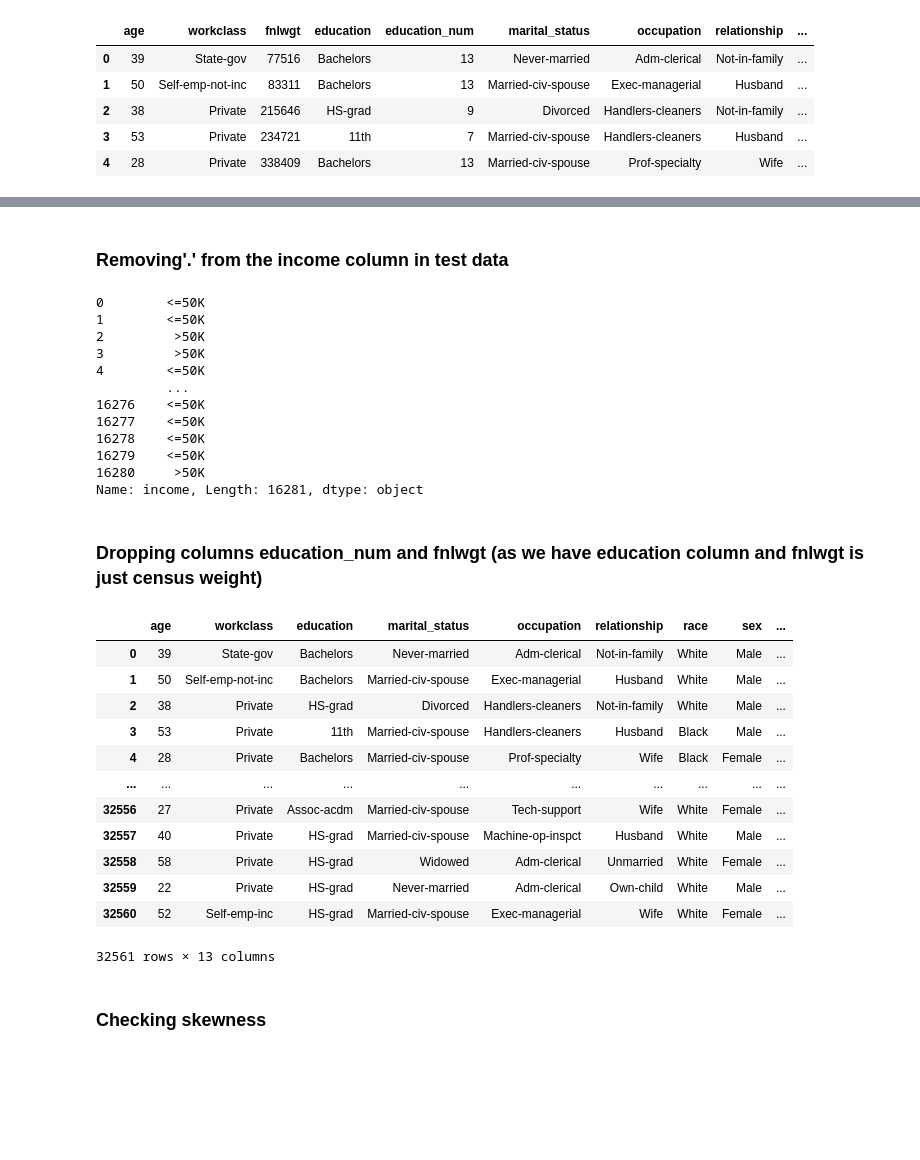
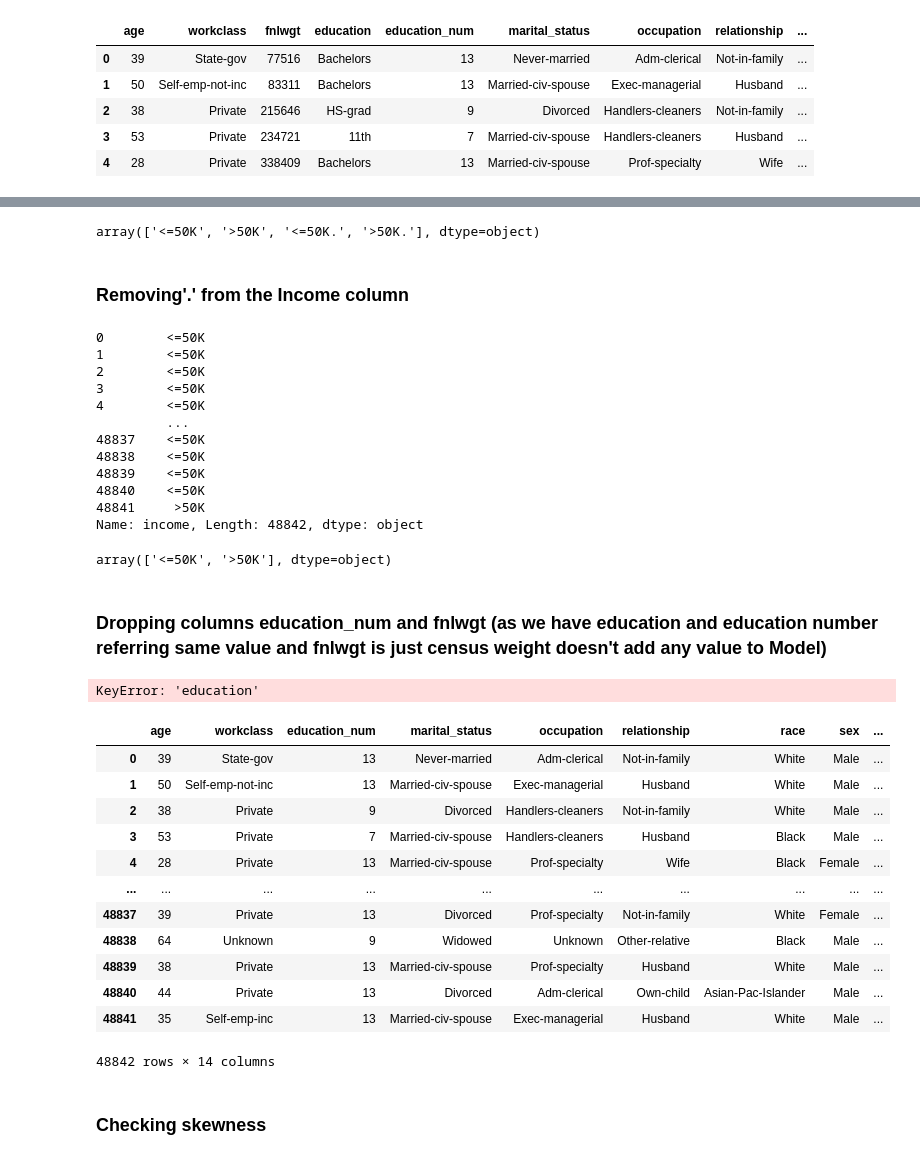
Before and after one commit to Radhika-8102/ML-Project-Team7-, a Jupyter notebook: ML_task5_DataCleaning.ipynb, the cells around one changed output, grey strips where cells are left out. Saved outputs shown, nothing was run; the diff lists cells and outputs as text; code cells hidden in the pictures; blank space fills up the shorter version.

```diff
--- a/ML_task5_DataCleaning.ipynb
+++ b/ML_task5_DataCleaning.ipynb
@@ -11,7 +13,7 @@ def printmd(string):
 # %%
 ## Loading train data into dataframe
 ## updating '?' in column values to NAN
-
+## skipinitialspace parameter is used to skip first row with no records
 columns = [
     "age",
     "workclass",
@@ -29,9 +31,12 @@ columns = [
     "native_country",
     "income"
 ]
-df = pd.read_csv(r"C:\Users\saran\OneDrive\Documents\Radhika\ML\adult\adult.data",header=None,names=columns,
+df_train = pd.read_csv(r"C:\Users\saran\OneDrive\Documents\Radhika\ML\adult\adult.data",header=None,names=columns,
                  sep=",",skipinitialspace=True,na_values="?")
-df
+df_test = pd.read_csv(r"C:\Users\saran\OneDrive\Documents\Radhika\ML\adult\adult.test",header=None,names=columns,sep=",",
+                      skipinitialspace=True,na_values="?",skiprows=1)
+df_train_test = pd.concat([df_train,df_test],axis = 0, ignore_index = True)      ## Merging train and test data
+df_train_test
 # %% [output]
 |  | age | workclass | fnlwgt | education | education_num | marital_status | occupation | relationship | ... |
 | 0 | 39 | State-gov | 77516 | Bachelors | 13 | Never-married | Adm-clerical | Not-in-family | ... |
@@ -181,5 +159,5 @@ workclass and occupation has >5% of values missing. So we cant drop those record
 # %%
 cat_cols = ['workclass','occupation','native_country']
 
-df[cat_cols] = df[cat_cols].fillna("Unknown")
+df_train_test[cat_cols] = df_train_test[cat_cols].fillna("Unknown")
 # %%
@@ -204,0 +310,3 @@ memory usage: 3.7+ MB
+# %%
+df_train_test['capital_net'] = df_train_test['capital_gain'] - df_train_test['capital_loss']
+df_train_test
@@ -205,40 +329,53 @@ memory usage: 3.7+ MB
+# %%
+df_train_test['income'].unique()
+# %% [output]
+array(['<=50K', '>50K', '<=50K.', '>50K.'], dtype=object)
 # %% [markdown]
-### Removing'.' from the income column in test data
+### Removing'.' from the Income column
 # %%
-df_test['income'] = (df_test['income'].str.strip().str.replace('.', '', regex=False))
-df_test['income']
+df_train_test['income'] = (df_train_test['income'].str.strip().str.replace('.', '', regex=False))
+df_train_test['income']
 # %% [output]
 0        <=50K
 1        <=50K
-2         >50K
-3         >50K
+2        <=50K
+3        <=50K
 4        <=50K
          ...
-16276    <=50K
-16277    <=50K
-16278    <=50K
-16279    <=50K
-16280     >50K
-Name: income, Length: 16281, dtype: object
+48837    <=50K
+48838    <=50K
+48839    <=50K
+48840    <=50K
+48841     >50K
+Name: income, Length: 48842, dtype: object
+# %%
+df_train_test['income'].unique()
+# %% [output]
+array(['<=50K', '>50K'], dtype=object)
 # %% [markdown]
-### Dropping columns education_num  and fnlwgt (as we have education column and fnlwgt is just census weight)
+### Dropping columns education_num  and fnlwgt (as we have education and education number referring same value and fnlwgt is just census weight doesn't add any value to Model)
+# %%
+#Checking if education and education number column are unique
+(df_train_test['education_num'].groupby(df_train_test['education']).nunique() == 1).all()
+# %% [output]
+KeyError: 'education'
 # %%
-df.drop(columns=['fnlwgt', 'education_num'], inplace=True)
-df
+df_train_test.drop(columns=['fnlwgt', 'education'], inplace=True)
+df_train_test
 # %% [output]
-|  | age | workclass | education | marital_status | occupation | relationship | race | sex | ... |
-| 0 | 39 | State-gov | Bachelors | Never-married | Adm-clerical | Not-in-family | White | Male | ... |
-| 1 | 50 | Self-emp-not-inc | Bachelors | Married-civ-spouse | Exec-managerial | Husband | White | Male | ... |
-| 2 | 38 | Private | HS-grad | Divorced | Handlers-cleaners | Not-in-family | White | Male | ... |
-| 3 | 53 | Private | 11th | Married-civ-spouse | Handlers-cleaners | Husband | Black | Male | ... |
-| 4 | 28 | Private | Bachelors | Married-civ-spouse | Prof-specialty | Wife | Black | Female | ... |
+|  | age | workclass | education_num | marital_status | occupation | relationship | race | sex | ... |
+| 0 | 39 | State-gov | 13 | Never-married | Adm-clerical | Not-in-family | White | Male | ... |
+| 1 | 50 | Self-emp-not-inc | 13 | Married-civ-spouse | Exec-managerial | Husband | White | Male | ... |
+| 2 | 38 | Private | 9 | Divorced | Handlers-cleaners | Not-in-family | White | Male | ... |
+| 3 | 53 | Private | 7 | Married-civ-spouse | Handlers-cleaners | Husband | Black | Male | ... |
+| 4 | 28 | Private | 13 | Married-civ-spouse | Prof-specialty | Wife | Black | Female | ... |
 | ... | ... | ... | ... | ... | ... | ... | ... | ... | ... |
-| 32556 | 27 | Private | Assoc-acdm | Married-civ-spouse | Tech-support | Wife | White | Female | ... |
-| 32557 | 40 | Private | HS-grad | Married-civ-spouse | Machine-op-inspct | Husband | White | Male | ... |
-| 32558 | 58 | Private | HS-grad | Widowed | Adm-clerical | Unmarried | White | Female | ... |
-| 32559 | 22 | Private | HS-grad | Never-married | Adm-clerical | Own-child | White | Male | ... |
-| 32560 | 52 | Self-emp-inc | HS-grad | Married-civ-spouse | Exec-managerial | Wife | White | Female | ... |
+| 48837 | 39 | Private | 13 | Divorced | Prof-specialty | Not-in-family | White | Female | ... |
+| 48838 | 64 | Unknown | 9 | Widowed | Unknown | Other-relative | Black | Male | ... |
+| 48839 | 38 | Private | 13 | Married-civ-spouse | Prof-specialty | Husband | White | Male | ... |
+| 48840 | 44 | Private | 13 | Divorced | Adm-clerical | Own-child | Asian-Pac-Islander | Male | ... |
+| 48841 | 35 | Self-emp-inc | 13 | Married-civ-spouse | Exec-managerial | Husband | White | Male | ... |
-32561 rows × 13 columns
+48842 rows × 14 columns
 # %% [markdown]
 ### Checking skewness
 # %%
```
Also changed, not shown: parts of 34 cells of this notebook, 2 other files.
